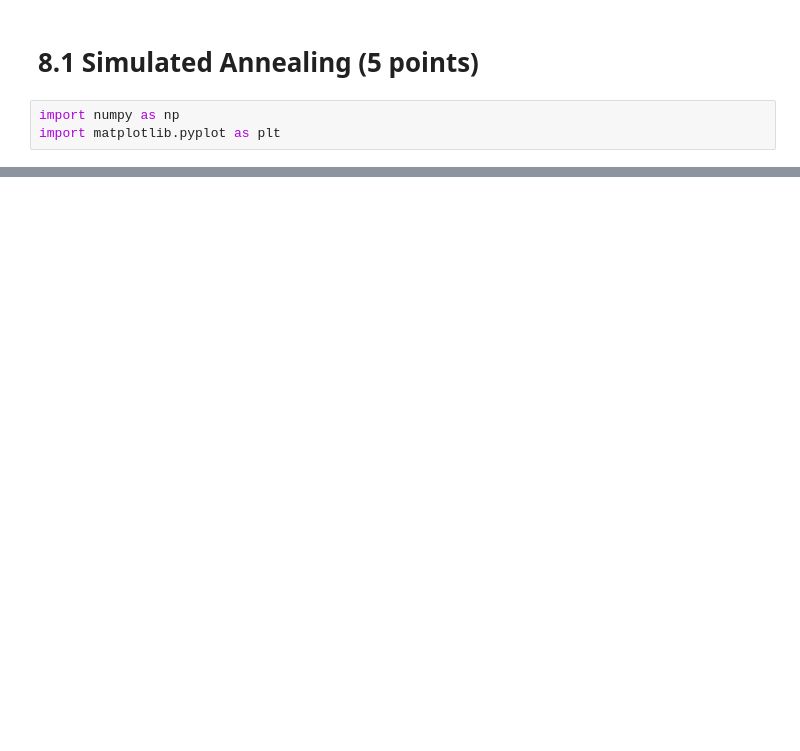
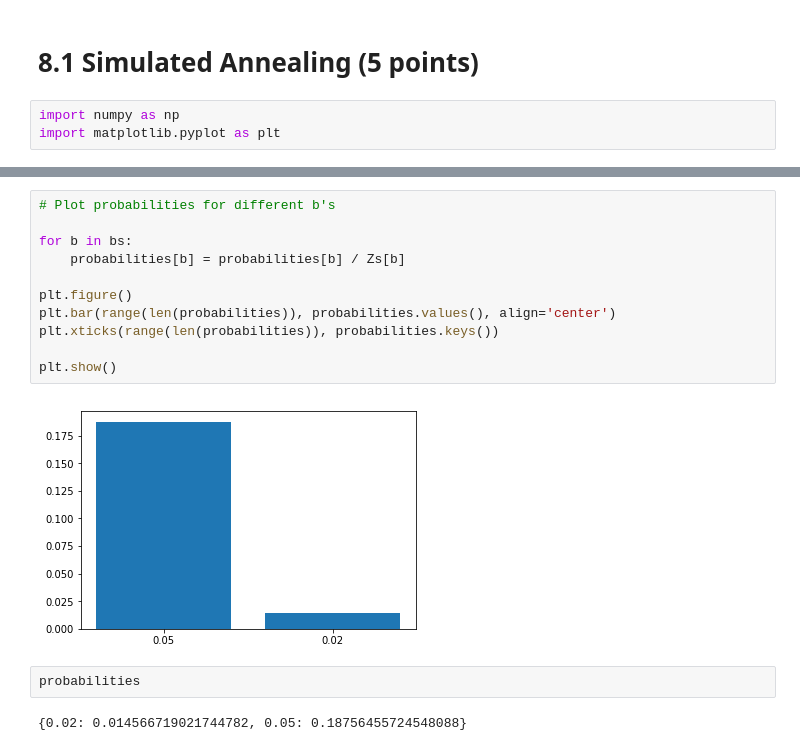
Before and after one commit to muellerfelix/mi-2, a Jupyter notebook: hw-8/hw-8.ipynb, the cells around one changed output, grey strips where cells are left out. Cells and saved outputs as stored; diff of their text form; blank space fills up the shorter version.

```diff
--- a/hw-8/hw-8.ipynb
+++ b/hw-8/hw-8.ipynb
@@ -50,0 +103,17 @@ plt.show()
+# %%
+# Plot probabilities for different b's
+
+for b in bs:
+    probabilities[b] = probabilities[b] / Zs[b]
+
+plt.figure()
+plt.bar(range(len(probabilities)), probabilities.values(), align='center')
+plt.xticks(range(len(probabilities)), probabilities.keys())
+
+plt.show()
+# %% [output]
+[figure, added]
+# %%
+probabilities
+# %% [output]
+{0.02: 0.014566719021744782, 0.05: 0.18756455724548088}
```
Also changed, not shown: parts of 7 cells of this notebook.
